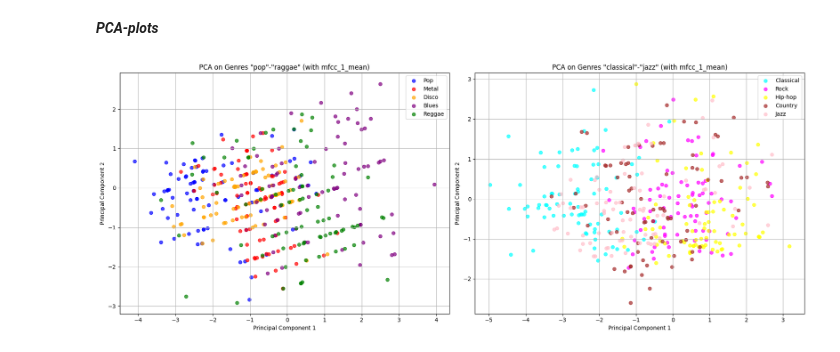
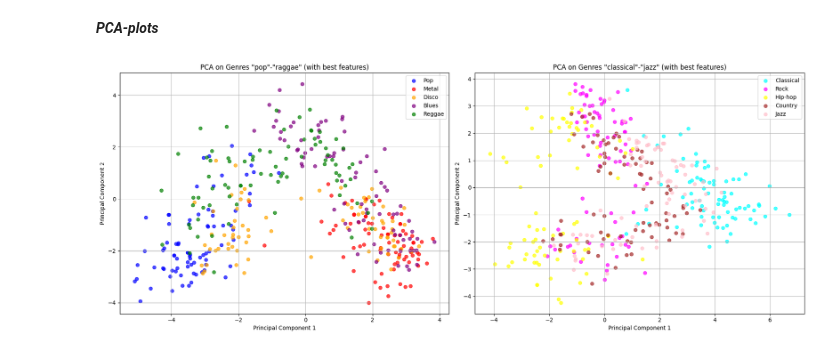
Before and after one commit to atlesund32/TTT4275, a Jupyter notebook: kNN_tasks.ipynb, the cells around one changed output. Cells and saved outputs as stored; diff of their text form; code cells hidden in the pictures.

```diff
--- a/kNN_tasks.ipynb
+++ b/kNN_tasks.ipynb
@@ -11,18 +18,27 @@ import plotly.graph_objects as go
 
 data = pd.read_csv('data/GenreClassData_30s.txt', sep='\t')
 data["TrackID"] = range(len(data))
+
 # Split the data into training and testing sets
 train = data[data['Type'] == 'Train']
 test = data[data['Type'] == 'Test']
 
-feature_columns = [col for col in data.columns if col not in ['Track ID','TrackID', 'File', 'GenreID', 'Genre', 'Type']]
-# Define the features and targets
-features = ['spectral_rolloff_mean','mfcc_1_mean', 'spectral_centroid_mean','tempo'] #Beste resultat: uten 'mfcc_1_mean' og med: 'rmse_var', acc: 51.515151515151516
-genres = ['pop', 'metal', 'disco', 'blues', 'reggae', 'classical', 'rock', 'hiphop', 'country', 'jazz']
+all_features = [col for col in data.columns if col not in ['Track ID','TrackID', 'File', 'GenreID', 'Genre', 'Type']]
 
-all_features = feature_columns
+#Choose which task (1, 3 or 4) that you wish to complete by setting the "task" to the appropriate value
+task = 4
+
+if task == 1:
+    features = ['spectral_rolloff_mean', 'mfcc_1_mean', 'spectral_centroid_mean','tempo']
+elif task == 3:
+    features = ['spectral_rolloff_mean', 'rmse_var', 'spectral_centroid_mean','tempo']
+elif task == 4:
+    features = ['spectral_rolloff_mean','rmse_var', 'spectral_centroid_mean','tempo', 'mfcc_7_mean','mfcc_5_mean','mfcc_6_mean', 'rmse_mean',
+            'mfcc_7_std','mfcc_11_mean','spectral_bandwidth_var','mfcc_8_mean',
+            'spectral_contrast_var','mfcc_1_mean','spectral_bandwidth_mean'] #Best k-NN result: 71.71%
+
 targets = ['Genre']
-
+print(len(features))
 # feature data
 X_train = train[features]
 
@@ -314,33 +339,33 @@ def pca_and_plot_with_fixed_colors(X_scaled, y, title, ax):
         mask = (genre_names == genre)
         ax.scatter(X_reduced[mask, 0], X_reduced[mask, 1],
                    label=genre, alpha=0.7, color=genre_colors.get(genre, 'grey'))
 
     ax.set_title(title)
     ax.set_xlabel('Principal Component 1')
     ax.set_ylabel('Principal Component 2')
     ax.legend()
     ax.grid(True)
 
 
 y_train_flat = train['GenreID']  # Retrieves GenreID as Series
 
 # Split on GenreID 0–4 and 5–9
 mask_0_4_rmse = (y_train_flat <= 4)
 mask_5_9_rmse = (y_train_flat >= 5)
 
 X_0_4_rmse = X_train_scaled[mask_0_4_rmse]
 y_0_4_rmse = y_train_flat[mask_0_4_rmse]
 
 X_5_9_rmse = X_train_scaled[mask_5_9_rmse]
 y_5_9_rmse = y_train_flat[mask_5_9_rmse]
 
 
 fig, axs = plt.subplots(1, 2, figsize=(18, 7))
 
-pca_and_plot_with_fixed_colors(X_0_4_rmse, y_0_4_rmse, 'PCA on Genres "pop"-"raggae" (with mfcc_1_mean)', axs[0])
-pca_and_plot_with_fixed_colors(X_5_9_rmse, y_5_9_rmse, 'PCA on Genres "classical"-"jazz" (with mfcc_1_mean)', axs[1])
+pca_and_plot_with_fixed_colors(X_0_4_rmse, y_0_4_rmse, 'PCA on Genres "pop"-"raggae" (with best features)', axs[0])
+pca_and_plot_with_fixed_colors(X_5_9_rmse, y_5_9_rmse, 'PCA on Genres "classical"-"jazz" (with best features)', axs[1])
 
 plt.tight_layout()
 plt.show()
 # %% [output]
-[figure, old version]
+[figure, new version]
```
Also changed, not shown: parts of 5 cells of this notebook.
